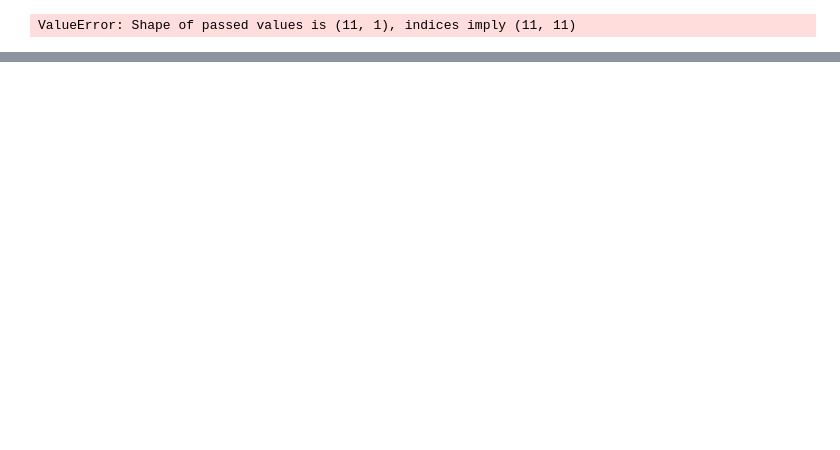
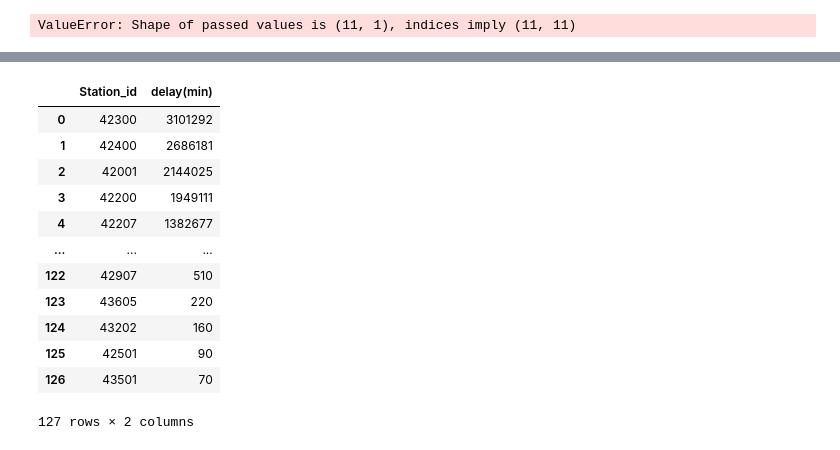
Before and after one commit to jh2851/-PR21JHKJNKSS, a Jupyter notebook: Zamude_vlakov.ipynb, the cells around one changed output, grey strips where cells are left out. Cells and saved outputs as stored; diff of their text form; code cells hidden in the pictures; blank space fills up the shorter version.

```diff
--- a/Zamude_vlakov.ipynb
+++ b/Zamude_vlakov.ipynb
@@ -408,0 +397,25 @@ plt.show()
+# %%
+
+slovar = defaultdict(lambda: 0)
+
+for ts, tn, tt, si, dt, d in delays:
+    slovar[si] += int(d)
+
+sort = {k: v for k, v in sorted(slovar.items(), key=lambda y: y[1], reverse=True)}
+df = pd.DataFrame(sort.items(), columns =['Station_id', 'delay(min)'])
+
+df
+# %% [output]
+|  | Station_id | delay(min) |
+| 0 | 42300 | 3101292 |
+| 1 | 42400 | 2686181 |
+| 2 | 42001 | 2144025 |
+| 3 | 42200 | 1949111 |
+| 4 | 42207 | 1382677 |
+| ... | ... | ... |
+| 122 | 42907 | 510 |
+| 123 | 43605 | 220 |
+| 124 | 43202 | 160 |
+| 125 | 42501 | 90 |
+| 126 | 43501 | 70 |
+127 rows × 2 columns
```
Also changed, not shown: parts of 13 cells of this notebook.
